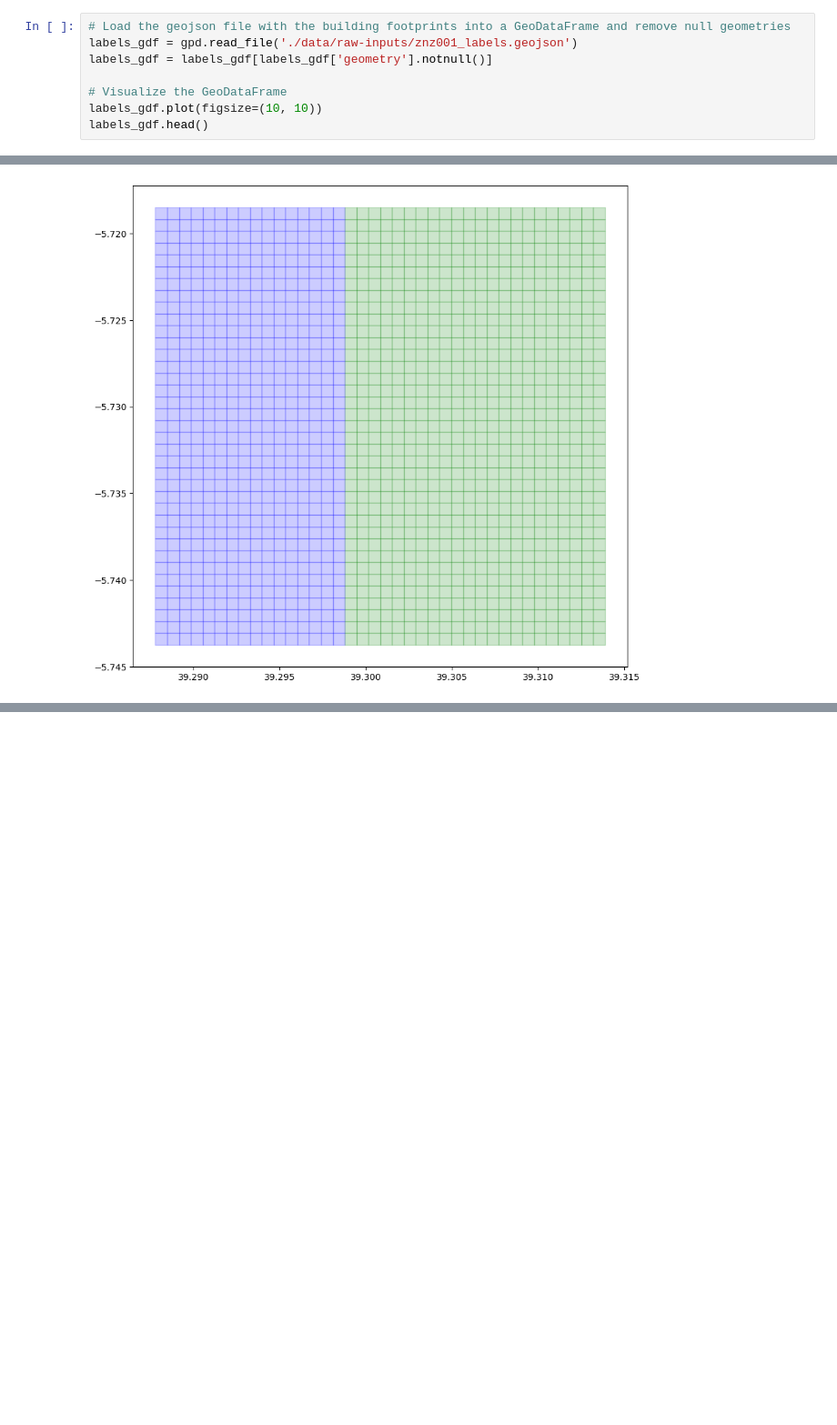
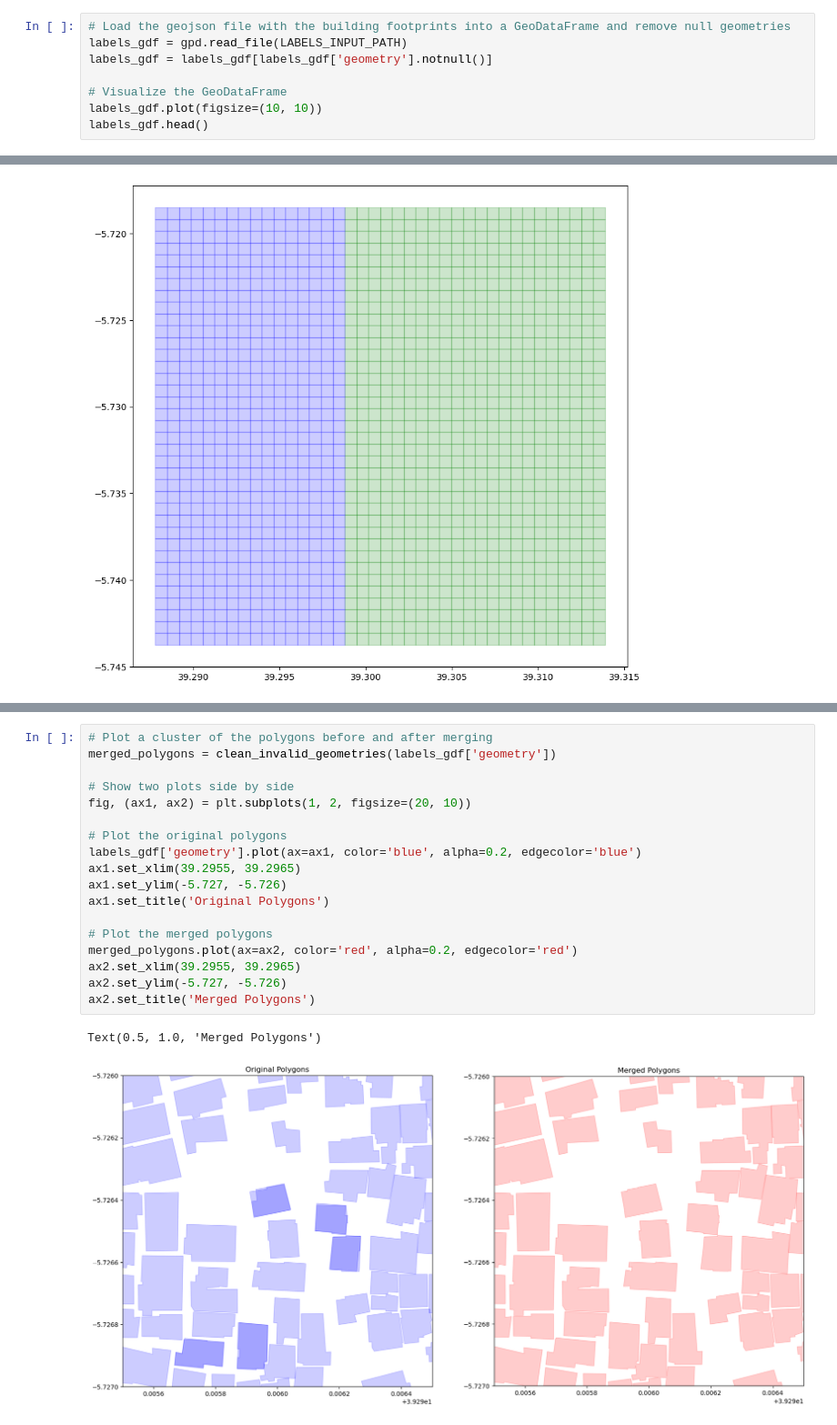
Before and after one commit to imharrisonking/rooftop-segmentation, a Jupyter notebook: Preprocessing.ipynb, the cells around one changed output, grey strips where cells are left out. Shown at 91% size. Cells and saved outputs as stored; diff of their text form; blank space fills up the shorter version.

```diff
--- a/Preprocessing.ipynb
+++ b/Preprocessing.ipynb
@@ -26,7 +48,7 @@ mask_path.mkdir(exist_ok=True)
 We'll get data from the Tanzania Open AI Challenge dataset of 7-cm resolution drone imagery and manually labeled building footprints. We'll create training and validation datasets from a single drone image (cloud-optimised geoTIFF) and its corresponding geoJSON file of building footprints.
 # %%
 # Load the geojson file with the building footprints into a GeoDataFrame and remove null geometries
-labels_gdf = gpd.read_file('./data/raw-inputs/znz001_labels.geojson')
+labels_gdf = gpd.read_file(LABELS_INPUT_PATH)
 labels_gdf = labels_gdf[labels_gdf['geometry'].notnull()]
 
 # Visualize the GeoDataFrame
@@ -155,0 +225,21 @@ We'll use [`rio-tiler`](https://github.com/cogeotiff/rio-tiler) and the slippy m
+# %%
+# Plot a cluster of the polygons before and after merging
+merged_polygons = clean_invalid_geometries(labels_gdf['geometry'])
+
+# Show two plots side by side
+fig, (ax1, ax2) = plt.subplots(1, 2, figsize=(20, 10))
+
+# Plot the original polygons
+labels_gdf['geometry'].plot(ax=ax1, color='blue', alpha=0.2, edgecolor='blue')
+ax1.set_xlim(39.2955, 39.2965)
+ax1.set_ylim(-5.727, -5.726)
+ax1.set_title('Original Polygons')
+
+# Plot the merged polygons
+merged_polygons.plot(ax=ax2, color='red', alpha=0.2, edgecolor='red')
+ax2.set_xlim(39.2955, 39.2965)
+ax2.set_ylim(-5.727, -5.726)
+ax2.set_title('Merged Polygons')
+# %% [output]
+Text(0.5, 1.0, 'Merged Polygons')
+[figure, added]
```
Also changed, not shown: parts of 23 cells of this notebook.
